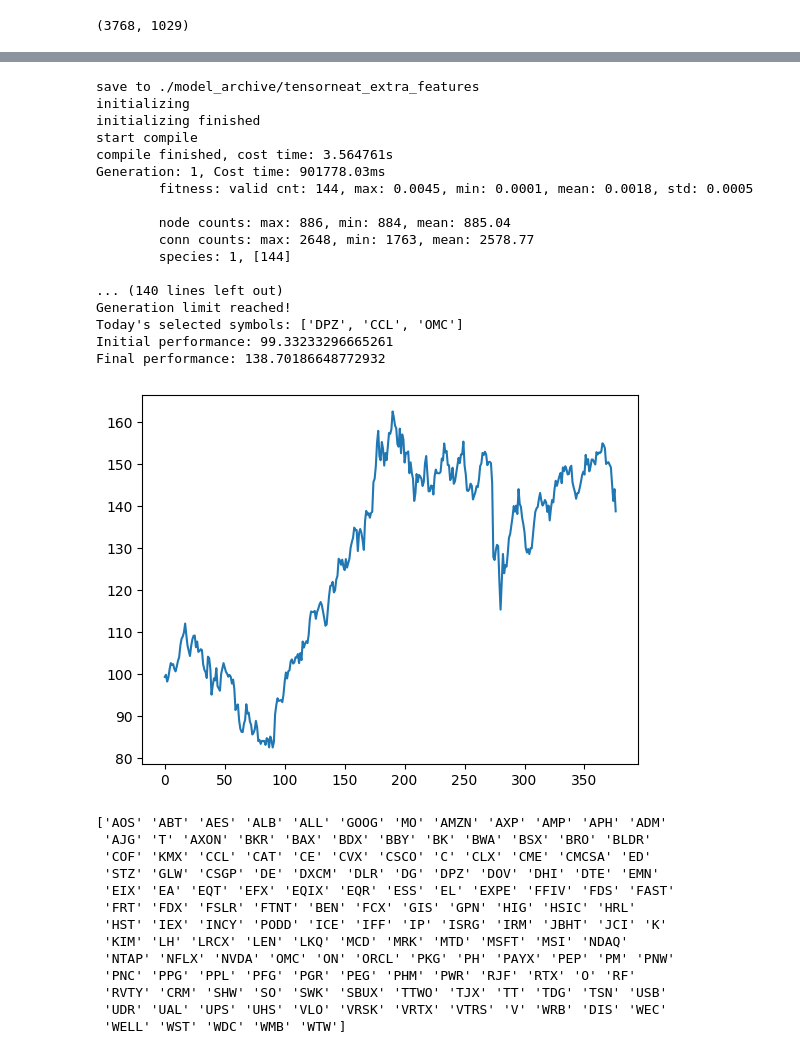
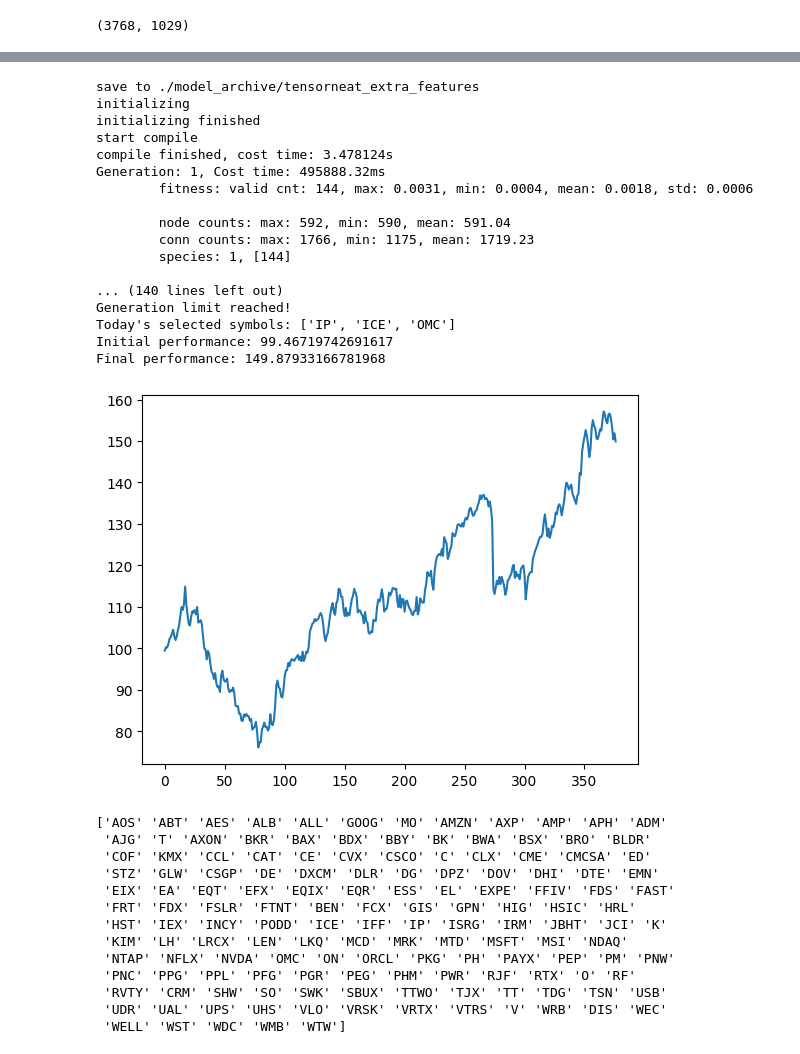
Before and after one commit to nickwilliamsdev/treetrader, a Jupyter notebook: tensorneat_ranknet_extrafeatures.ipynb, the cells around one changed output, grey strips where cells are left out. Drawn from its saved outputs; the diff is of its cells as text; code cells hidden in the pictures.

```diff
--- a/tensorneat_ranknet_extrafeatures.ipynb
+++ b/tensorneat_ranknet_extrafeatures.ipynb
@@ -263,8 +242,8 @@ pipeline = Pipeline(
         survival_threshold=0.1,
         compatibility_threshold=0.8,
         genome=DefaultGenome(
-            max_nodes=1000,
-            max_conns=3000,
+            max_nodes=700,
+            max_conns=2000,
             num_inputs=features.shape[1],
             num_outputs=target.shape[1],
             init_hidden_layers=(3,),
@@ -284,42 +263,42 @@ pipeline = Pipeline(
                 weight_mutate_rate=0.001,
             ),
             output_transform=ACT.tanh,
         ),
     ),
     problem=TradingProblemTopK(),
     generation_limit=21,
     fitness_target=.1,
     seed=42,
     is_save=True,
     save_dir="./model_archive/tensorneat_extra_features"
 )
 
 # initialize state
 state = pipeline.setup()
 # run until terminate
 state, best = pipeline.auto_run(state)
 # show result
 pipeline.show(state, best)
 state.save("./model_archive/tensorneat_extra_features/evolving_state.pkl")
 # %% [output]
 save to ./model_archive/tensorneat_extra_features
 initializing
 initializing finished
 start compile
-compile finished, cost time: 3.564761s
-Generation: 1, Cost time: 901778.03ms
-        fitness: valid cnt: 144, max: 0.0045, min: 0.0001, mean: 0.0018, std: 0.0005
+compile finished, cost time: 3.478124s
+Generation: 1, Cost time: 495888.32ms
+        fitness: valid cnt: 144, max: 0.0031, min: 0.0004, mean: 0.0018, std: 0.0006
 
-        node counts: max: 886, min: 884, mean: 885.04
-        conn counts: max: 2648, min: 1763, mean: 2578.77
+        node counts: max: 592, min: 590, mean: 591.04
+        conn counts: max: 1766, min: 1175, mean: 1719.23
         species: 1, [144]
 
 ... (140 lines left out)
 Generation limit reached!
-Today's selected symbols: ['DPZ', 'CCL', 'OMC']
-Initial performance: 99.33233296665261
-Final performance: 138.70186648772932
+Today's selected symbols: ['IP', 'ICE', 'OMC']
+Initial performance: 99.46719742691617
+Final performance: 149.87933166781968
-[figure, old version]
+[figure, new version]
 # %%
 sym_columns = [col for col in merged_df.columns if 'Symbol' in col]
 sym_list = merged_df[sym_columns].iloc[0].values
```
Also changed, not shown: parts of 5 cells of this notebook, 29 other files.
